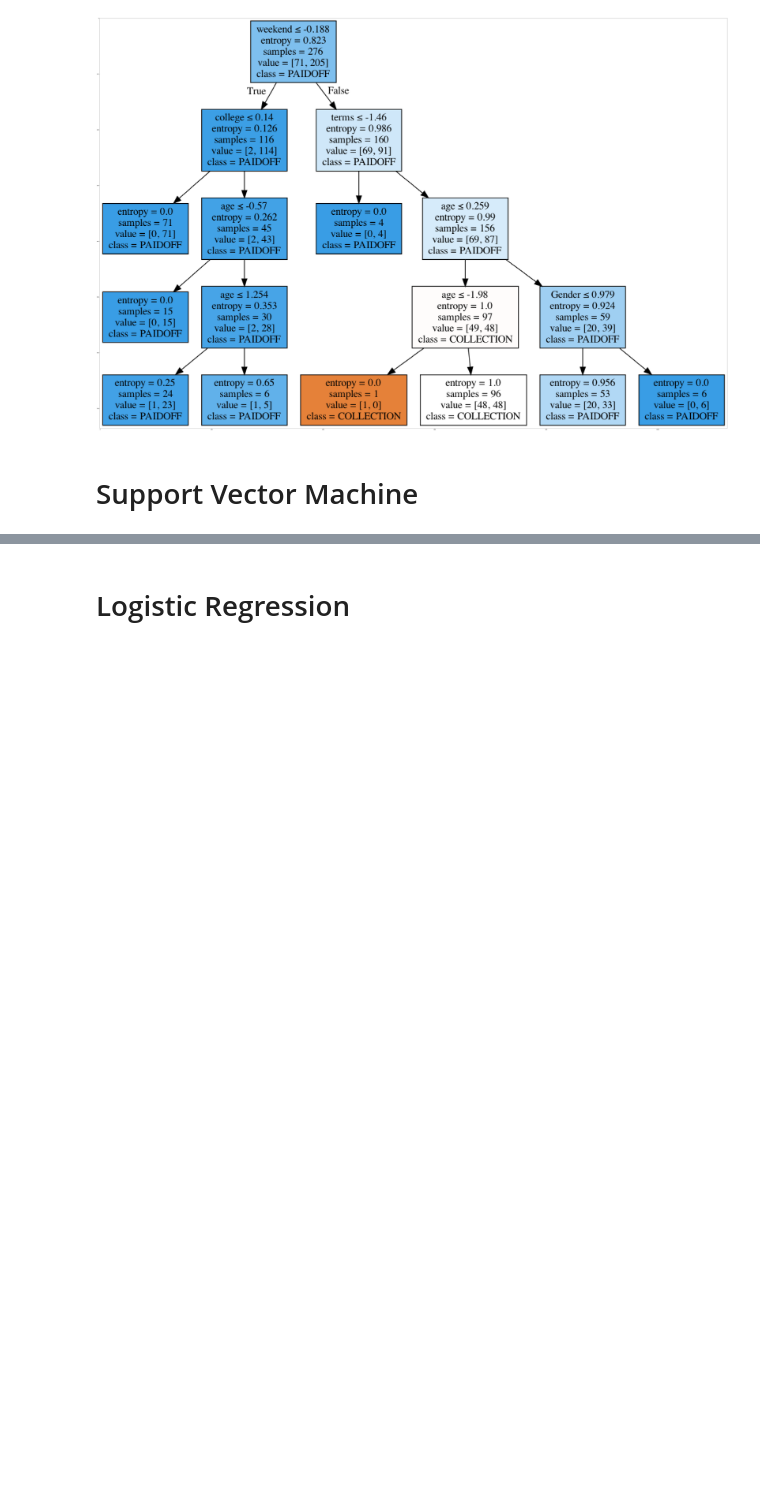
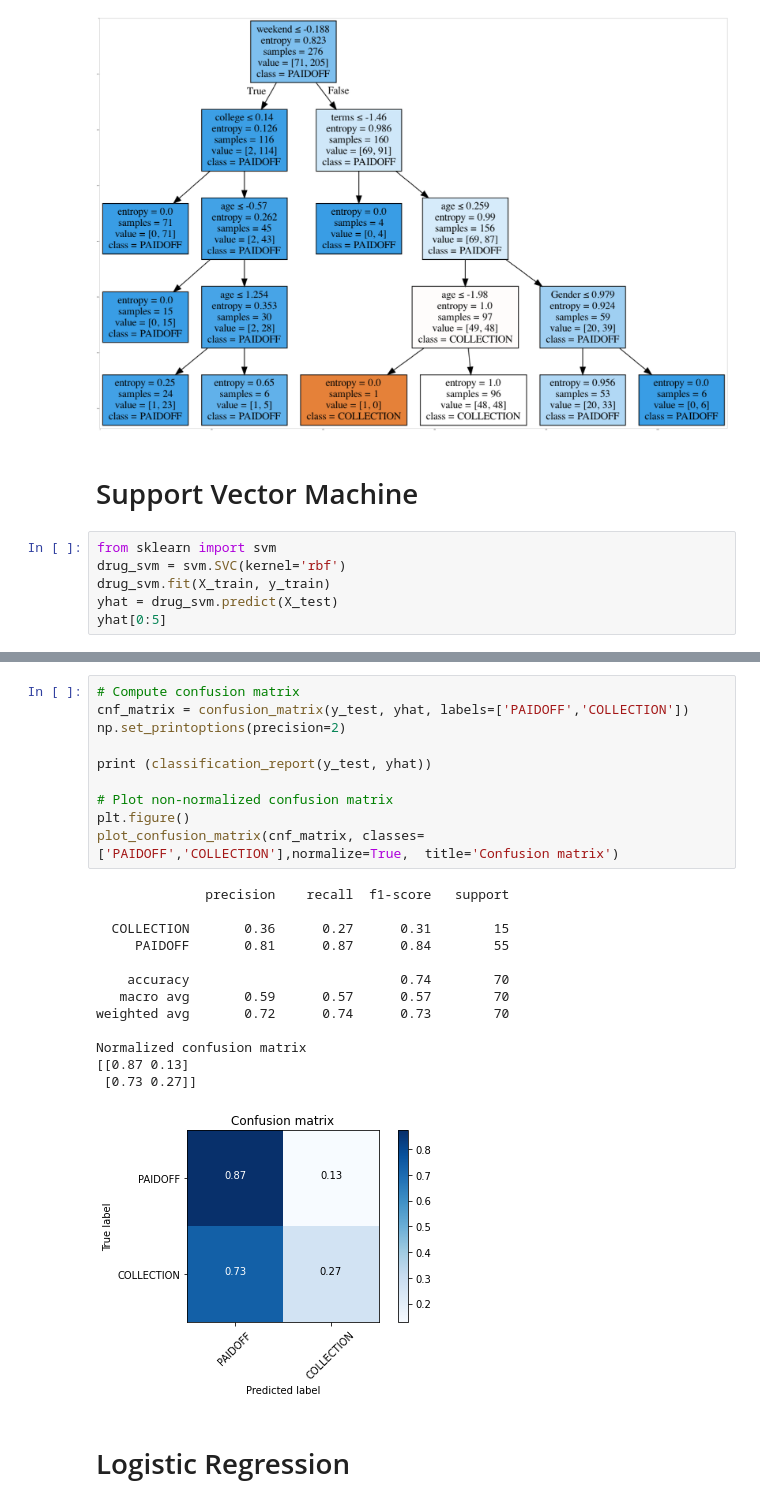
Before and after one commit to rbarrimond/coursera-data-science, a Jupyter notebook: machine-learning-with-python/ML0101EN-Proj-Loan-py-v1.ipynb, the cells around one changed output, grey strips where cells are left out. Drawn from its saved outputs; the diff is of its cells as text; blank space fills up the shorter version.

```diff
--- a/machine-learning-with-python/ML0101EN-Proj-Loan-py-v1.ipynb
+++ b/machine-learning-with-python/ML0101EN-Proj-Loan-py-v1.ipynb
@@ -355,3 +355,9 @@ plt.imshow(img,interpolation='nearest')
 [figure]
 # %% [markdown]
 # Support Vector Machine
+# %%
+from sklearn import svm
+drug_svm = svm.SVC(kernel='rbf')
+drug_svm.fit(X_train, y_train)
+yhat = drug_svm.predict(X_test)
+yhat[0:5]
@@ -358,3 +403,27 @@ plt.imshow(img,interpolation='nearest')
+# %%
+# Compute confusion matrix
+cnf_matrix = confusion_matrix(y_test, yhat, labels=['PAIDOFF','COLLECTION'])
+np.set_printoptions(precision=2)
+
+print (classification_report(y_test, yhat))
+
+# Plot non-normalized confusion matrix
+plt.figure()
+plot_confusion_matrix(cnf_matrix, classes=['PAIDOFF','COLLECTION'],normalize=True,  title='Confusion matrix')
+# %% [output]
+              precision    recall  f1-score   support
+
+  COLLECTION       0.36      0.27      0.31        15
+     PAIDOFF       0.81      0.87      0.84        55
+
+    accuracy                           0.74        70
+   macro avg       0.59      0.57      0.57        70
+weighted avg       0.72      0.74      0.73        70
+
+Normalized confusion matrix
+[[0.87 0.13]
+ [0.73 0.27]]
+[figure, added]
 # %% [markdown]
 # Logistic Regression
 # %% [markdown]
```
Also changed, not shown: parts of 2 cells of this notebook.
